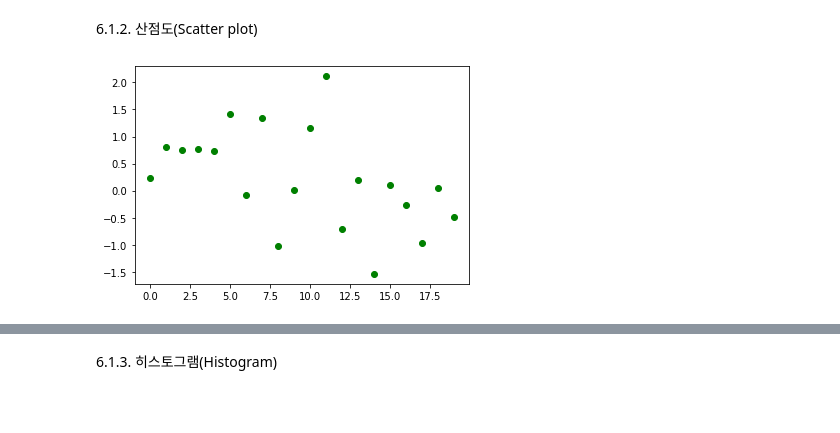
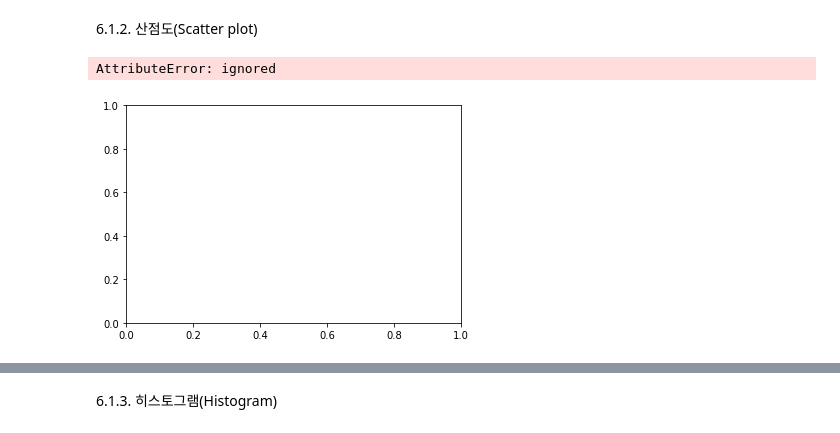
Before and after one commit to LEESUAJE1978/deeplearning_sejong, a Jupyter notebook: ex01_hello.ipynb, the cells around one changed output, grey strips where cells are left out. Cells and saved outputs as stored; diff of their text form; code cells hidden in the pictures; blank space fills up the shorter version.

```diff
--- a/ex01_hello.ipynb
+++ b/ex01_hello.ipynb
@@ -76,7 +102,9 @@ plt.show()
 # %% [markdown]
 6.1.2. 산점도(Scatter plot)
 # %%
+plt.plot(x,y, 'bo')
+plt.show()
 plt.plot(x,y, 'go')
-plt.show()
 # %% [output]
+AttributeError: ignored
-[figure, old version]
+[figure, new version]
```
Also changed, not shown: parts of 16 cells of this notebook.
